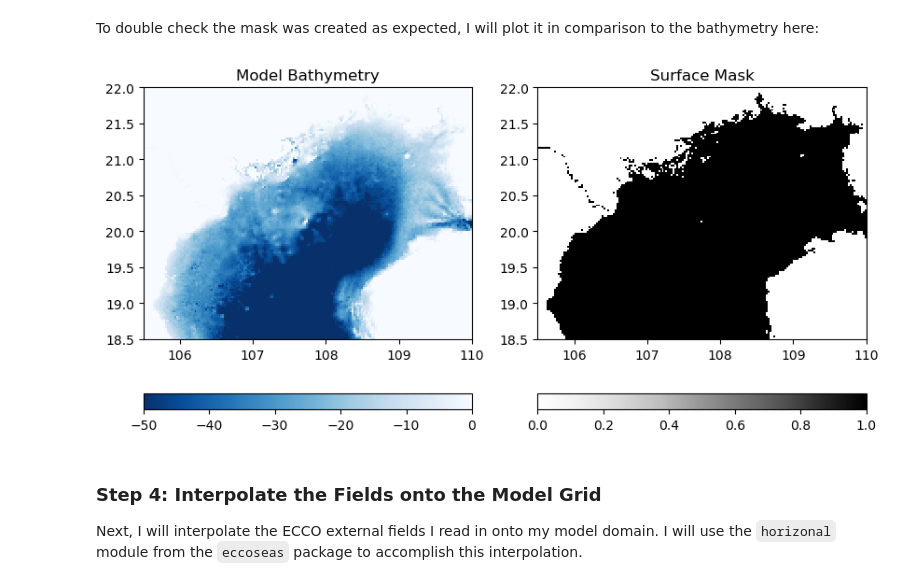
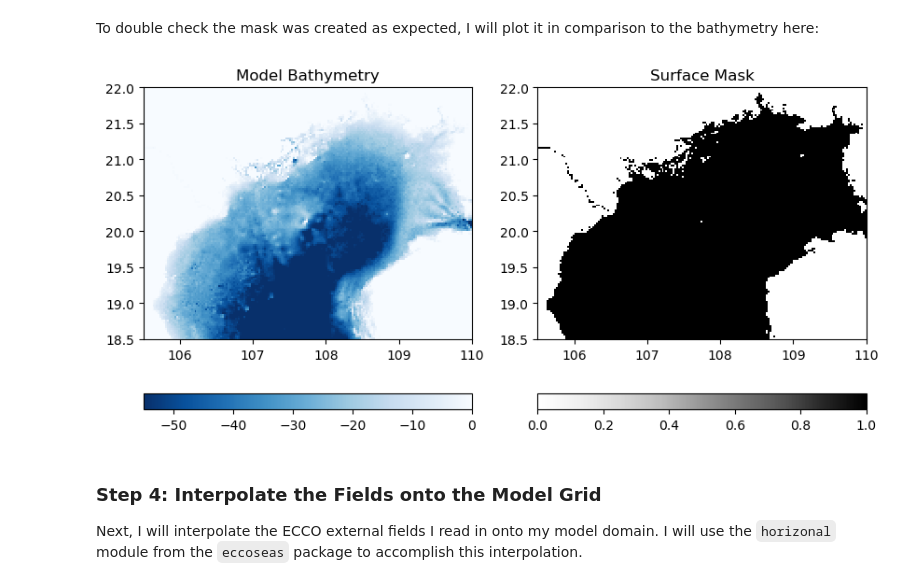
Before and after one commit to makinchii/CS185C, a Jupyter notebook: project/notebooks/External Forcing Conditions.ipynb, the cells around one changed output. Saved outputs shown, nothing was run; the diff lists cells and outputs as text; code cells hidden in the pictures.

```diff
--- a/project/notebooks/External Forcing Conditions.ipynb
+++ b/project/notebooks/External Forcing Conditions.ipynb
@@ -109,19 +109,19 @@ To double check the mask was created as expected, I will plot it in comparison t
 # %%
 plt.figure(figsize=(10,5))
 
 plt.subplot(1,2,1)
-C = plt.pcolormesh(XC, YC, bathy, vmin=-50, vmax=0, cmap='Blues_r')
+C = plt.pcolormesh(XC, YC, bathy, vmin=-55, vmax=0, cmap='Blues_r')
 plt.colorbar(C, orientation = 'horizontal')
 plt.title('Model Bathymetry')
 
 plt.subplot(1,2,2)
 C = plt.pcolormesh(XC, YC, surface_mask, vmin=0, vmax=1, cmap='Greys')
 plt.colorbar(C, orientation = 'horizontal')
 plt.title('Surface Mask')
 
 plt.show()
 # %% [output]
-[figure, old version]
+[figure, new version]
 # %% [markdown]
 ### Step 4: Interpolate the Fields onto the Model Grid
 Next, I will interpolate the ECCO external fields I read in onto my model domain. I will use the `horizonal` module from the `eccoseas` package to accomplish this interpolation.
```
Also changed, not shown: parts of 6 cells of this notebook, 11 other files.
